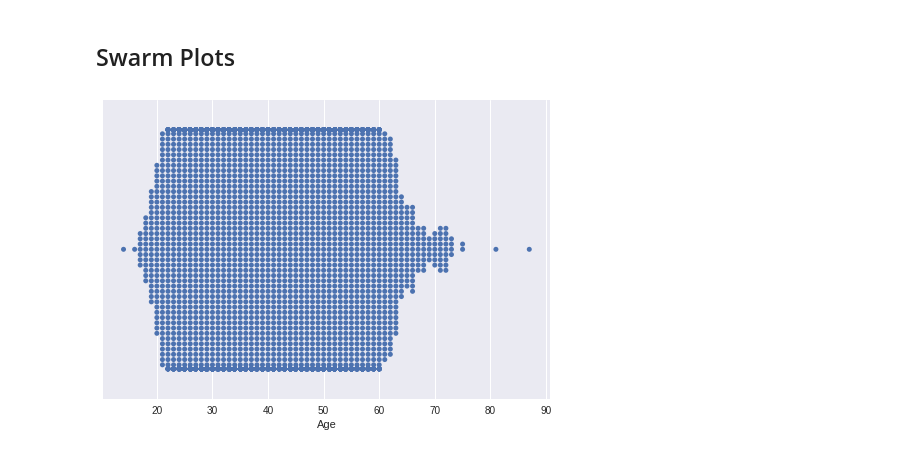
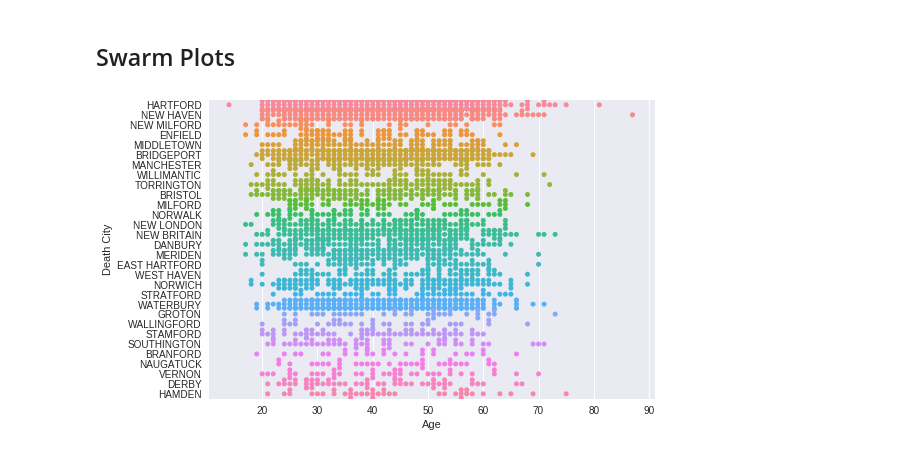
Before and after one commit to rayheberer/LambdaSchoolDataScience, a Jupyter notebook: Week 5 Probability and Statistics/Code Challenges/Day 1 Statistics.ipynb, the cells around one changed output. Drawn from its saved outputs; the diff is of its cells as text; code cells hidden in the pictures.

```diff
--- a/Week 5 Probability and Statistics/Code Challenges/Day 1 Statistics.ipynb
+++ b/Week 5 Probability and Statistics/Code Challenges/Day 1 Statistics.ipynb
@@ -114,10 +114,13 @@ for ix, d in enumerate(grouped):
 [figure]
 # %% [markdown]
 ## Swarm Plots
+# %%
+bigcities = data['Death City'].value_counts().sort_values(ascending=False).head(30).index.tolist()
+important = data[data['Death City'].isin(bigcities)]
 # %%
-ax = sns.swarmplot(x=data['Age'])
+ax = sns.swarmplot(x=important['Age'], y=important['Death City'])
 # %% [output]
-[figure, old version]
+[figure, new version]
 # %%
 fig, axs = plt.subplots(103, 2, figsize=(18, 250))
 fig.subplots_adjust(hspace=1)
```
Also changed, not shown: 2 other files.
